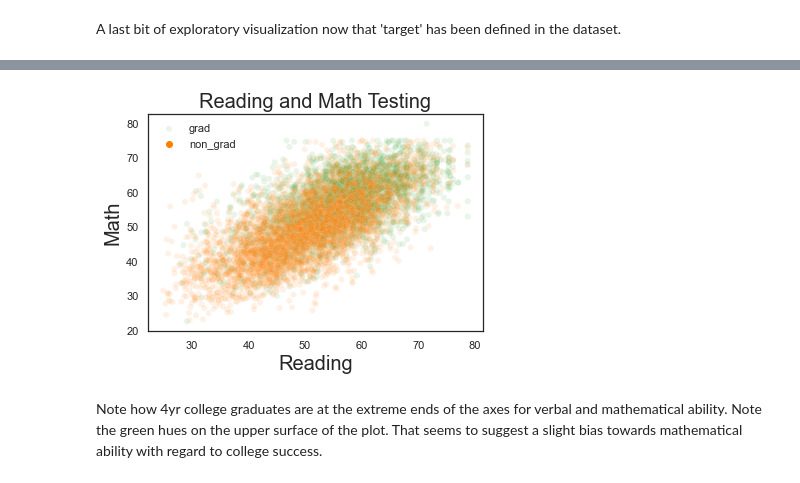
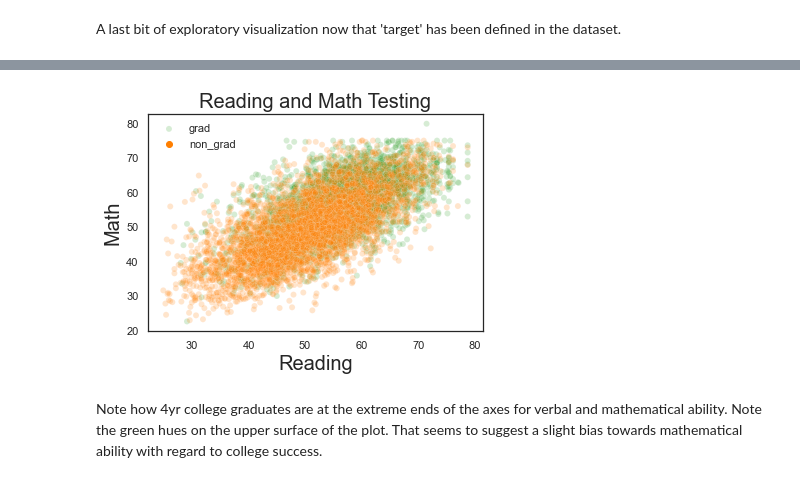
Before and after one commit to eonslemp/ML_assisted_college_advising, a Jupyter notebook: code/final_notebook.ipynb, the cells around one changed output, grey strips where cells are left out. Saved outputs shown, nothing was run; the diff lists cells and outputs as text; code cells hidden in the pictures.

```diff
--- a/code/final_notebook.ipynb
+++ b/code/final_notebook.ipynb
@@ -719,21 +722,22 @@ plt.show()
 # %%
 sns.scatterplot(x = 'reading_b',
                 y = 'math_1',
                 data = imp_training,
-                alpha = .1,
+                alpha = .2,
                 hue = 'target',
                 palette = 'Paired_r'
                )
-
+plt.style.use('seaborn-whitegrid')
+sns.set(style = "white")
 plt.title('Reading and Math Testing', size = 20)
 plt.xlabel('Reading',size = 20)
 plt.ylabel('Math',size = 20)
 plt.legend(['grad','non_grad'])
 sns.set(style = "white")
 plt.savefig('m_r_conf.png', bbox_inches='tight')
 plt.show()
 # %% [output]
-[figure, old version]
+[figure, new version]
 # %% [markdown]
 Note how 4yr college graduates are at the extreme ends of the axes for verbal and mathematical ability.  Note the green hues on the upper surface of the plot.  That seems to suggest a slight bias towards mathematical ability with regard to college success.
 # %%
```
Also changed, not shown: parts of 14 cells of this notebook, 6 other files.
